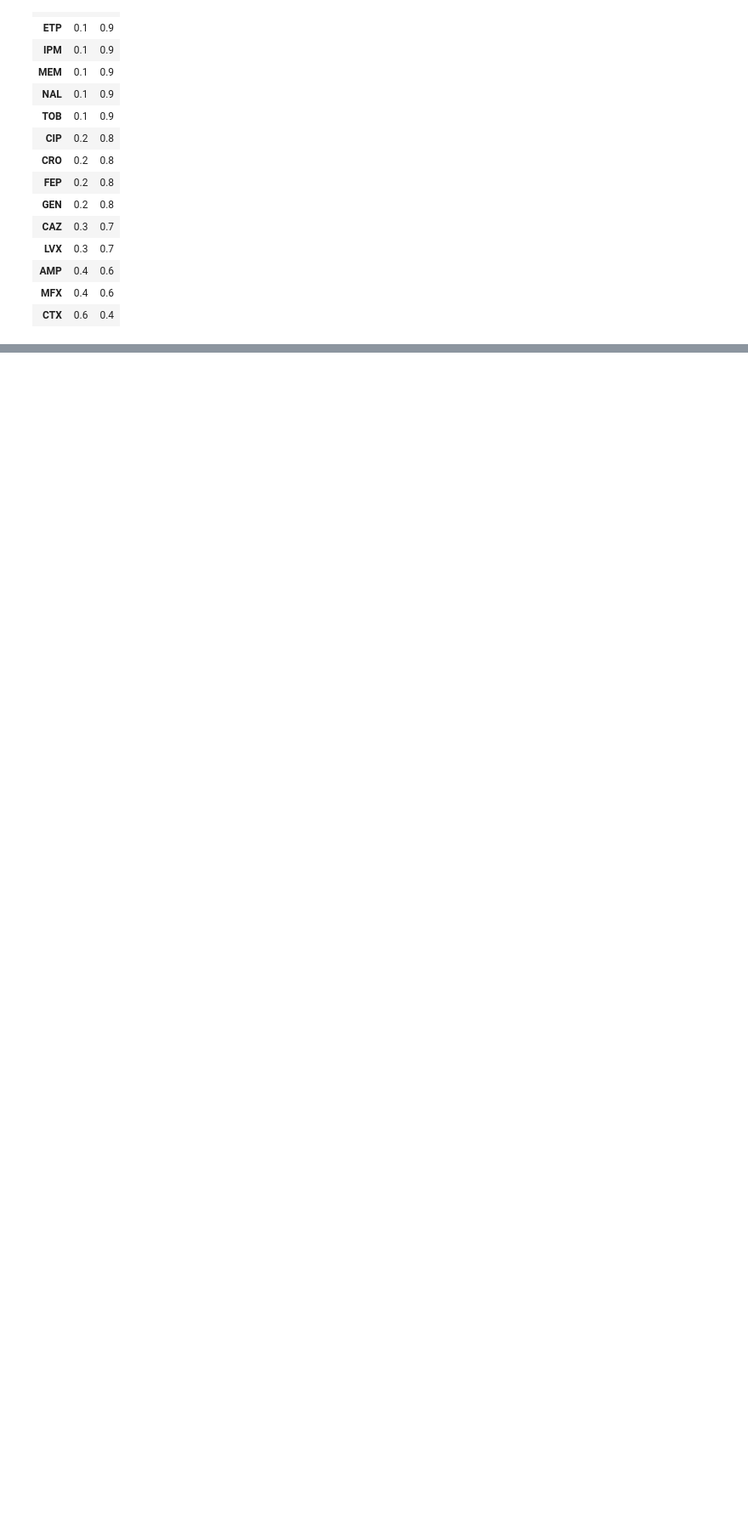
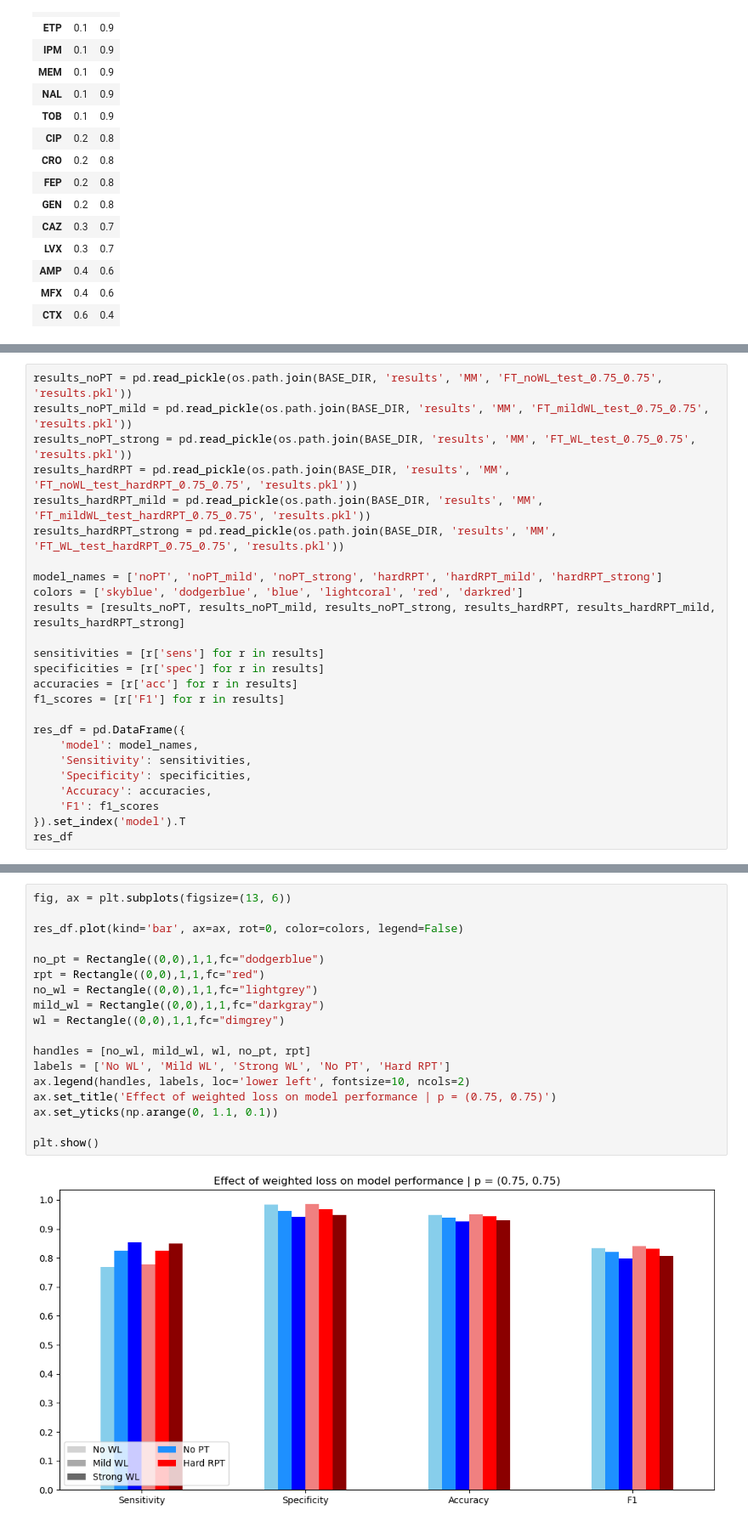
Before and after one commit to jespeols/ARFusion, a Jupyter notebook: data_vis.ipynb, the cells around one changed output, grey strips where cells are left out. Shown: that part at 85% size. Cells and saved outputs as stored; diff of their text form; blank space fills up the shorter version.

```diff
--- a/data_vis.ipynb
+++ b/data_vis.ipynb
@@ -137,0 +150,25 @@ plt.show()
+# %%
+results_noPT = pd.read_pickle(os.path.join(BASE_DIR, 'results', 'MM', 'FT_noWL_test_0.75_0.75', 'results.pkl'))
+results_noPT_mild = pd.read_pickle(os.path.join(BASE_DIR, 'results', 'MM', 'FT_mildWL_test_0.75_0.75', 'results.pkl'))
+results_noPT_strong = pd.read_pickle(os.path.join(BASE_DIR, 'results', 'MM', 'FT_WL_test_0.75_0.75', 'results.pkl'))
+results_hardRPT = pd.read_pickle(os.path.join(BASE_DIR, 'results', 'MM', 'FT_noWL_test_hardRPT_0.75_0.75', 'results.pkl'))
+results_hardRPT_mild = pd.read_pickle(os.path.join(BASE_DIR, 'results', 'MM', 'FT_mildWL_test_hardRPT_0.75_0.75', 'results.pkl'))
+results_hardRPT_strong = pd.read_pickle(os.path.join(BASE_DIR, 'results', 'MM', 'FT_WL_test_hardRPT_0.75_0.75', 'results.pkl'))
+
+model_names = ['noPT', 'noPT_mild', 'noPT_strong', 'hardRPT', 'hardRPT_mild', 'hardRPT_strong']
+colors = ['skyblue', 'dodgerblue', 'blue', 'lightcoral', 'red', 'darkred']
+results = [results_noPT, results_noPT_mild, results_noPT_strong, results_hardRPT, results_hardRPT_mild, results_hardRPT_strong]
+
+sensitivities = [r['sens'] for r in results]
+specificities = [r['spec'] for r in results]
+accuracies = [r['acc'] for r in results]
+f1_scores = [r['F1'] for r in results]
+
+res_df = pd.DataFrame({
+    'model': model_names,
+    'Sensitivity': sensitivities,
+    'Specificity': specificities,
+    'Accuracy': accuracies,
+    'F1': f1_scores
+}).set_index('model').T
+res_df
@@ -137,0 +181,20 @@ plt.show()
+# %%
+fig, ax = plt.subplots(figsize=(13, 6))
+
+res_df.plot(kind='bar', ax=ax, rot=0, color=colors, legend=False)
+
+no_pt = Rectangle((0,0),1,1,fc="dodgerblue")
+rpt = Rectangle((0,0),1,1,fc="red")
+no_wl = Rectangle((0,0),1,1,fc="lightgrey")
+mild_wl = Rectangle((0,0),1,1,fc="darkgray")
+wl = Rectangle((0,0),1,1,fc="dimgrey")
+
+handles = [no_wl, mild_wl, wl, no_pt, rpt]
+labels = ['No WL', 'Mild WL', 'Strong WL', 'No PT', 'Hard RPT']
+ax.legend(handles, labels, loc='lower left', fontsize=10, ncols=2)
+ax.set_title('Effect of weighted loss on model performance | p = (0.75, 0.75)')
+ax.set_yticks(np.arange(0, 1.1, 0.1))
+
+plt.show()
+# %% [output]
+[figure, added]
```
Also changed, not shown: parts of 20 cells of this notebook, 1 other file.
